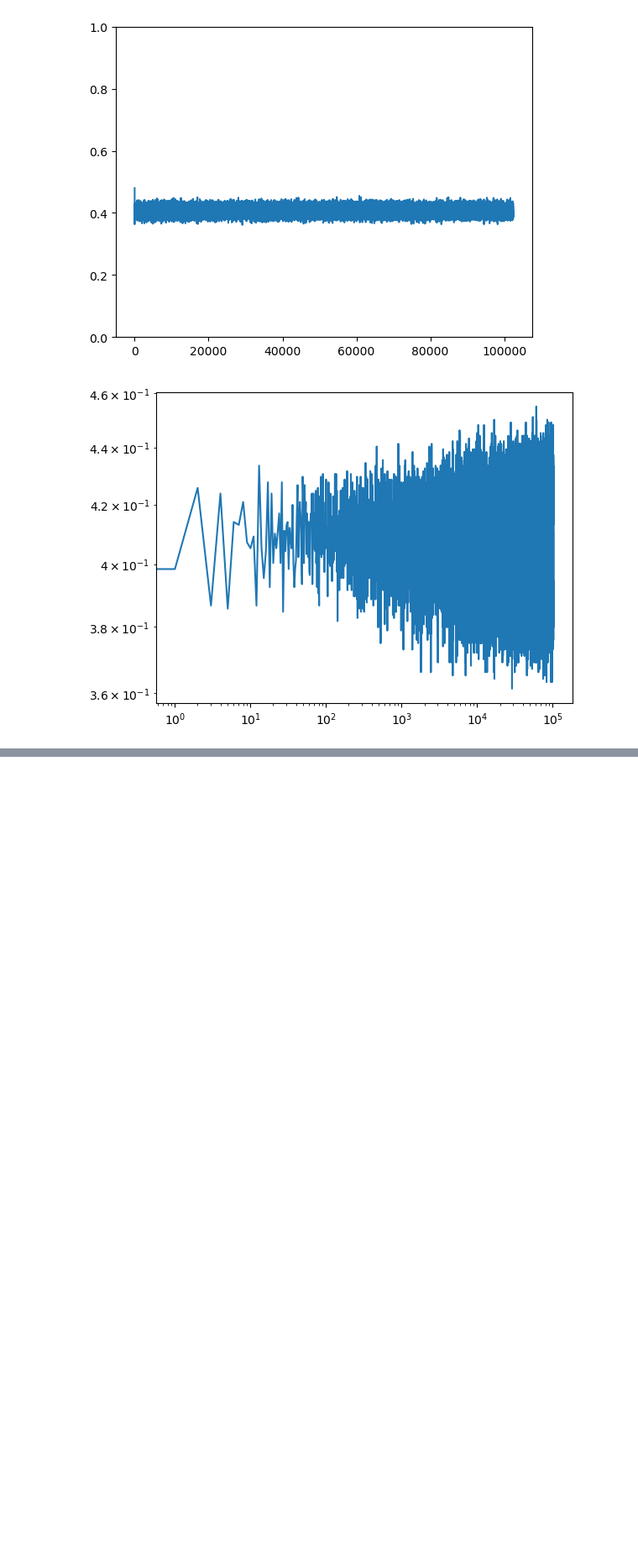
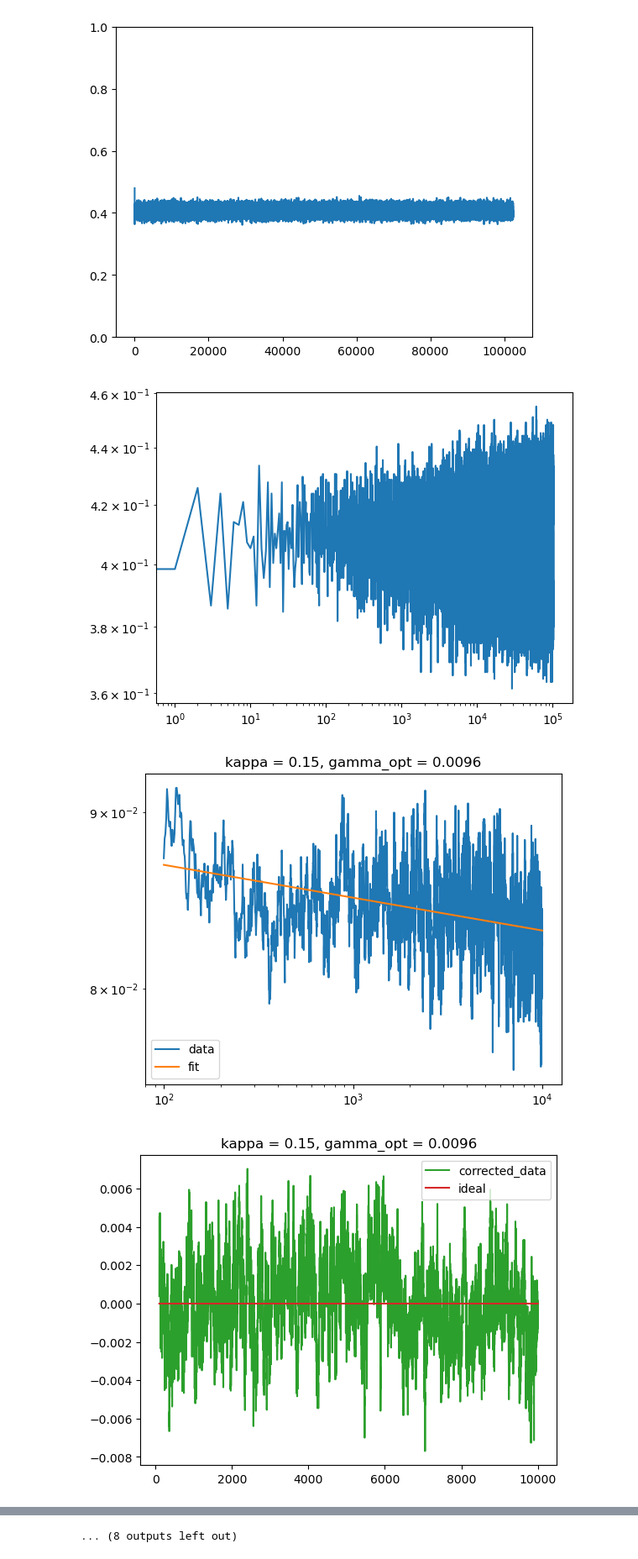
Before and after one commit to leon-marx/pmls, a Jupyter notebook: bugfixing.ipynb, the cells around one changed output, grey strips where cells are left out. Shown at 84% size. Cells and saved outputs as stored; diff of their text form; code cells hidden in the pictures; blank space fills up the shorter version.

```diff
--- a/bugfixing.ipynb
+++ b/bugfixing.ipynb
@@ -116,3 +116,6 @@ plt.loglog(density[200:])
 plt.show()
 # %% [output]
 [figure]
+# %%
+def power_law(x, gamma, a):
+    return np.abs(a) * x ** - np.abs(gamma)
@@ -118,0 +126,25 @@ plt.show()
+# %%
+x = np.arange(100, 10001, 1)
+for i in range(10):
+    with open(f"results/exp_0/kappa_{i}.txt", "r") as f:
+        line = f.readline().split(" ")
+        kappa = float(line[1])
+    density = np.loadtxt(f"results/exp_0/density_{i}.txt")
+    popt, pcov = curve_fit(power_law, x, density[100:])
+    popt = np.abs(popt)
+    # plt.plot(density)
+    # plt.title(f"Kappa = {kappa}")
+    # plt.show()
+    plt.loglog(x, density[100:], label="data")
+    plt.loglog(x, power_law(x, *popt), label="fit")
+    plt.title(f"kappa = {kappa}, gamma_opt = {np.round(popt[0], 4)}")
+    plt.legend()
+    plt.show()
+    plt.plot(x, density[100:] - power_law(x, *popt), label="corrected_data", color="C2")
+    plt.plot(x, np.zeros(len(density[100:])), label="ideal", color="C3")
+    plt.title(f"kappa = {kappa}, gamma_opt = {np.round(popt[0], 4)}")
+    plt.legend()
+    plt.show()
+# %% [output]
+[figure, added]
+[figure, added]
@@ -118,0 +161 @@ plt.show()
+... (8 outputs left out)
```
Also changed, not shown: parts of 2 cells of this notebook, 23 other files.
